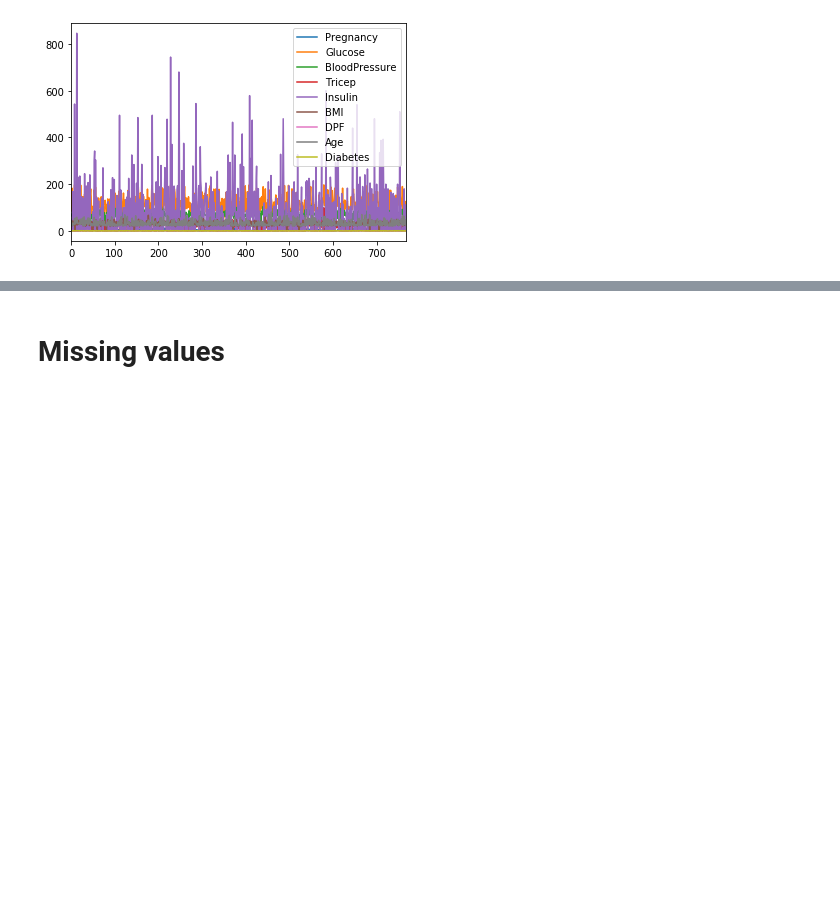
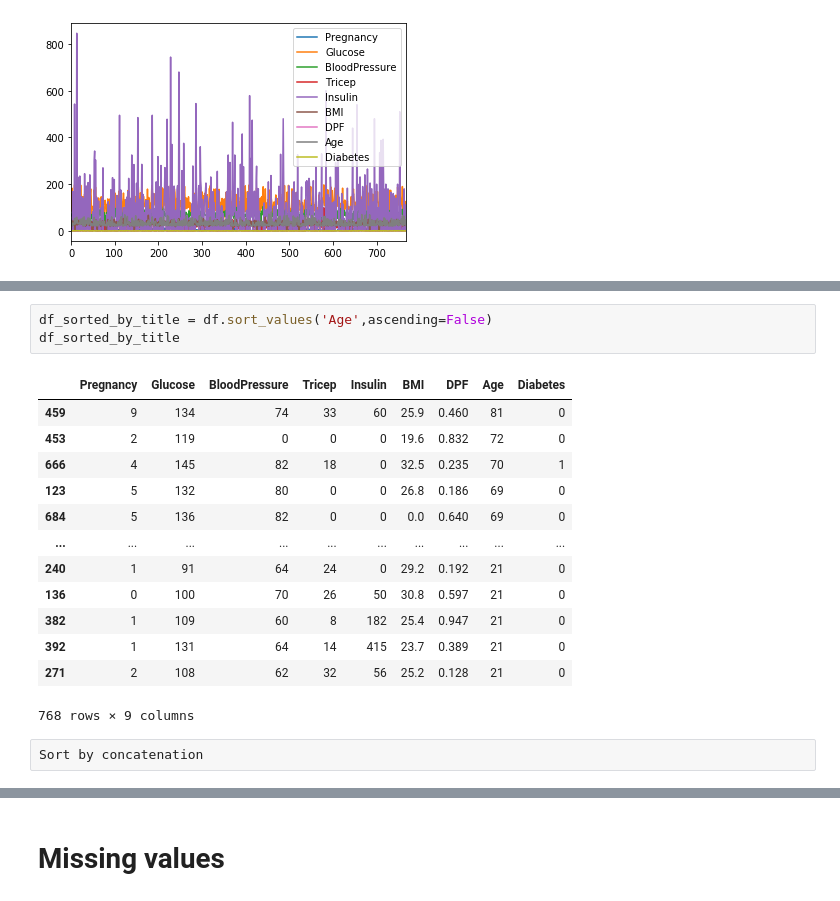
Before and after one commit to khanhlee/programming, a Jupyter notebook: data_analysis.ipynb, the cells around one changed output, grey strips where cells are left out. Drawn from its saved outputs; the diff is of its cells as text; blank space fills up the shorter version.

```diff
--- a/data_analysis.ipynb
+++ b/data_analysis.ipynb
@@ -145,0 +210,19 @@ plt.show()
+# %%
+df_sorted_by_title = df.sort_values('Age',ascending=False)
+df_sorted_by_title
+# %% [output]
+|  | Pregnancy | Glucose | BloodPressure | Tricep | Insulin | BMI | DPF | Age | Diabetes |
+| 459 | 9 | 134 | 74 | 33 | 60 | 25.9 | 0.460 | 81 | 0 |
+| 453 | 2 | 119 | 0 | 0 | 0 | 19.6 | 0.832 | 72 | 0 |
+| 666 | 4 | 145 | 82 | 18 | 0 | 32.5 | 0.235 | 70 | 1 |
+| 123 | 5 | 132 | 80 | 0 | 0 | 26.8 | 0.186 | 69 | 0 |
+| 684 | 5 | 136 | 82 | 0 | 0 | 0.0 | 0.640 | 69 | 0 |
+| ... | ... | ... | ... | ... | ... | ... | ... | ... | ... |
+| 240 | 1 | 91 | 64 | 24 | 0 | 29.2 | 0.192 | 21 | 0 |
+| 136 | 0 | 100 | 70 | 26 | 50 | 30.8 | 0.597 | 21 | 0 |
+| 382 | 1 | 109 | 60 | 8 | 182 | 25.4 | 0.947 | 21 | 0 |
+| 392 | 1 | 131 | 64 | 14 | 415 | 23.7 | 0.389 | 21 | 0 |
+| 271 | 2 | 108 | 62 | 32 | 56 | 25.2 | 0.128 | 21 | 0 |
+768 rows × 9 columns
+# %% [raw]
+Sort by concatenation
```
Also changed, not shown: parts of 24 cells of this notebook, 1 other file.
